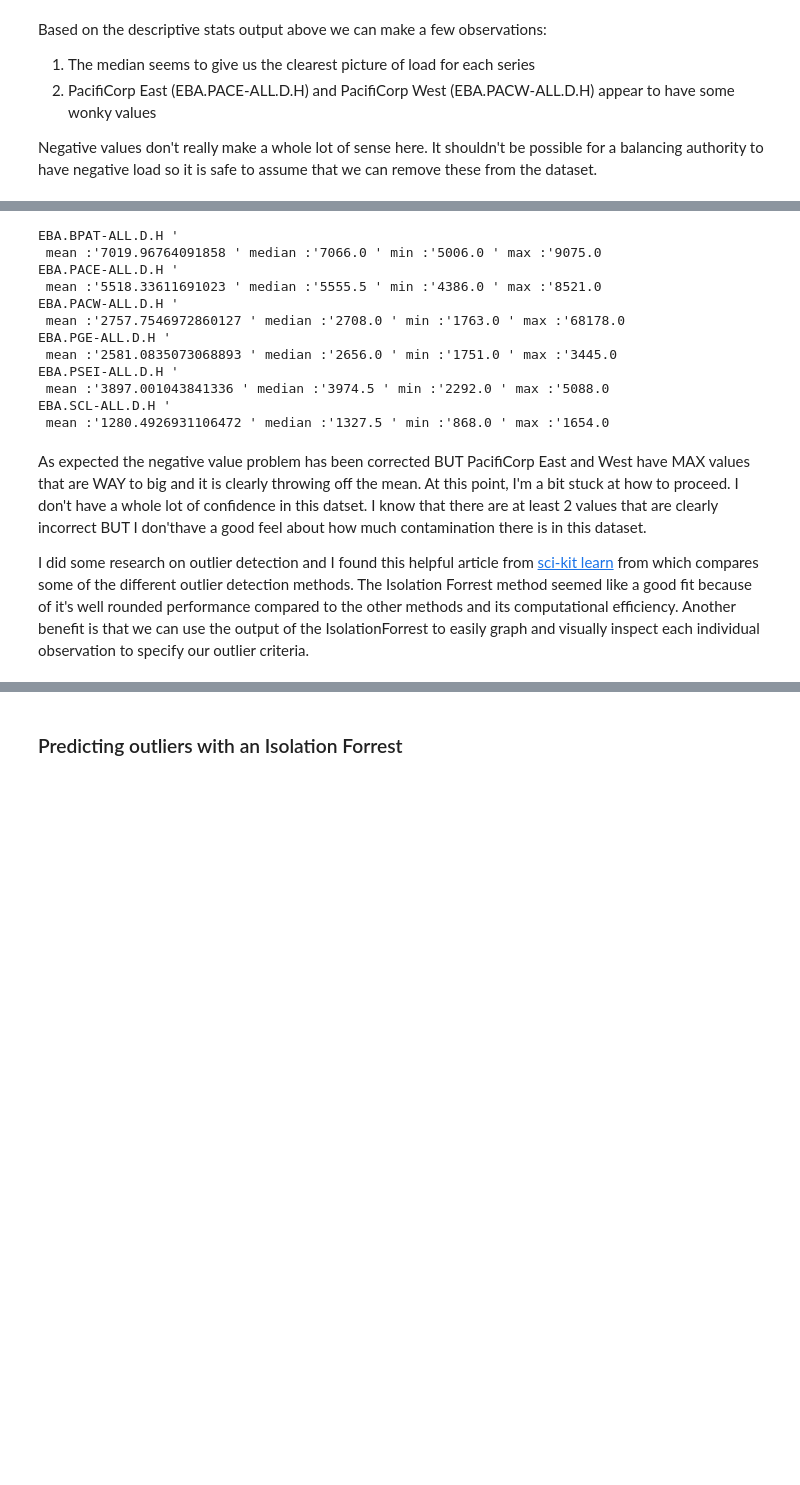
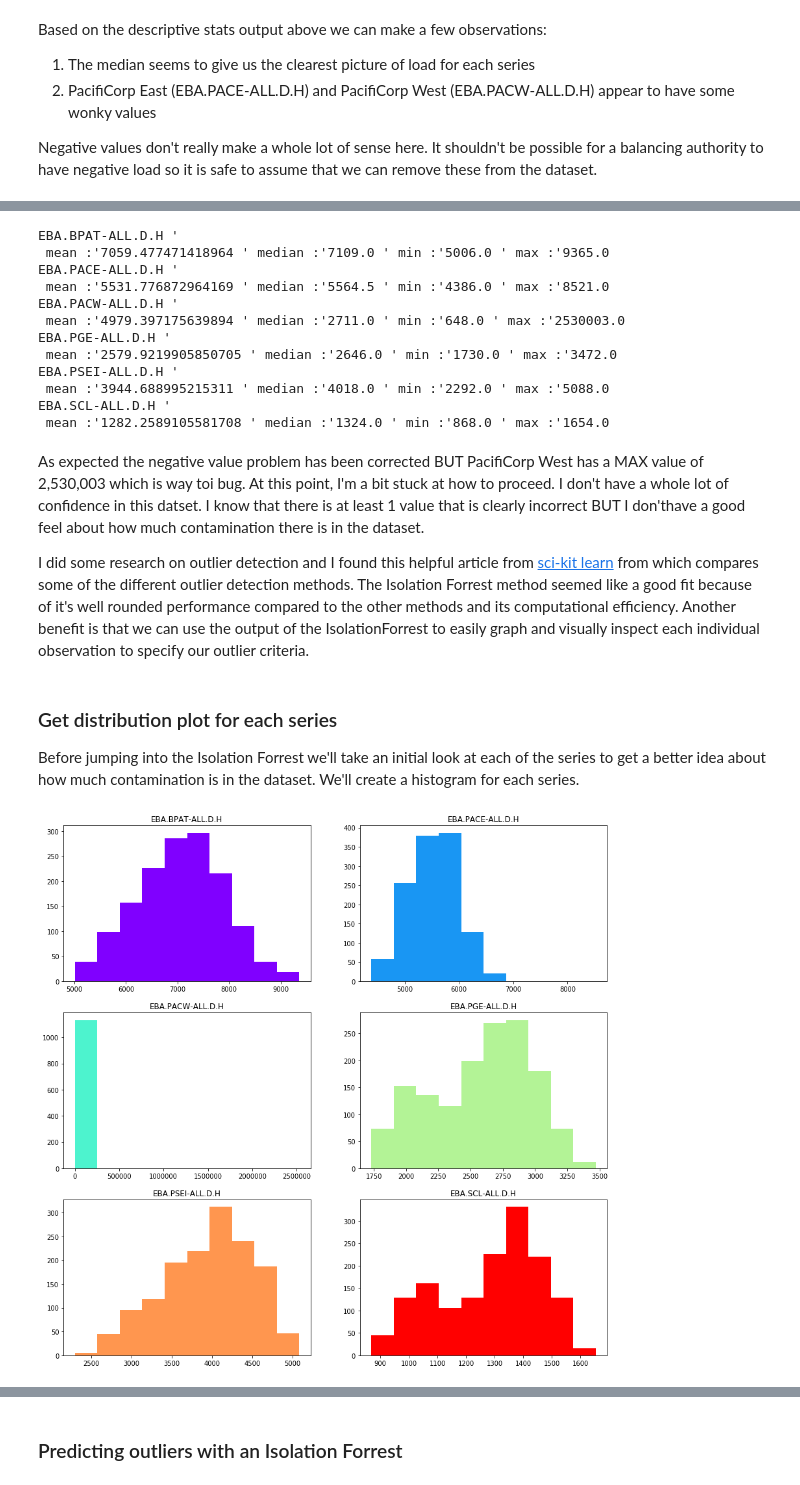
Before and after one commit to johnmrudolph/jupyter_blog, a Jupyter notebook: detecting_outliers.ipynb, the cells around one changed output, grey strips where cells are left out. Saved outputs shown, nothing was run; the diff lists cells and outputs as text; code cells hidden in the pictures; blank space fills up the shorter version.

```diff
--- a/detecting_outliers.ipynb
+++ b/detecting_outliers.ipynb
@@ -33,7 +30,7 @@ We're going to look at hourly load data from 6 different WECC Balancing Authorit
 To pull the hourly load data for each of the Balancing Authorities we can use the GetSeries class from the EIAPI script. This will return a pandas dataframe of dates and values for each series that we request. To use the GetSeries class a few parameters need to be specified. Required inputs are an API key and a series_id. I also specify the optional paramters, start date, end date and the frequency, so that we can query a specified date range. If you are dealing with hourly time series data then your datasets can get pretty large if you are not careful.
 # %%
 # can be obtained from EIA here: http://www.eia.gov/opendata/register.php
-api_key = 'YOUR API KEY HERE'
+api_key = '5F4109570C68FDE20F42C25F5152D879'
 # start and end dates for beginning and end of time series
 # pulling data from Dec 2016 - Jan 2016
 # must be in yyyy-mm-dd hh:mm:ss format if pulling hourly data
@@ -93,10 +89,10 @@ We are reasonably confident that we are pulling something from EIA so lets try t
 # print out descriptive statistics for each series
 for key in keys:
     print(key,
-          "'\t\n mean :'{}".format(concat_df[key].mean()),
-          "' median :'{}".format(concat_df[key].median()),
-          "' min :'{}".format(concat_df[key].min()),
-          "' max :'{}".format(concat_df[key].max())
+          "'\t\n mean :'{}".format(series_dict[key].data.df[key].mean()),
+          "' median :'{}".format(series_dict[key].data.df[key].median()),
+          "' min :'{}".format(series_dict[key].data.df[key].min()),
+          "' max :'{}".format(series_dict[key].data.df[key].max())
           )
 # %% [output]
 EBA.BPAT-ALL.D.H '
@@ -132,25 +119,46 @@ Let's output the descriptive statistics again to see if our negative values have
 # %%
 for key in keys:
+    series_dict[key].data.df[series_dict[key].data.df[key] < 0 ] = np.nan
+
+for key in keys:
     print(key,
-          "'\t\n mean :'{}".format(concat_df[key].mean()),
-          "' median :'{}".format(concat_df[key].median()),
-          "' min :'{}".format(concat_df[key].min()),
-          "' max :'{}".format(concat_df[key].max())
+          "'\t\n mean :'{}".format(series_dict[key].data.df[key].mean()),
+          "' median :'{}".format(series_dict[key].data.df[key].median()),
+          "' min :'{}".format(series_dict[key].data.df[key].min()),
+          "' max :'{}".format(series_dict[key].data.df[key].max())
           )
 # %% [output]
 EBA.BPAT-ALL.D.H '
- mean :'7019.96764091858 ' median :'7066.0 ' min :'5006.0 ' max :'9075.0
+ mean :'7059.477471418964 ' median :'7109.0 ' min :'5006.0 ' max :'9365.0
 EBA.PACE-ALL.D.H '
- mean :'5518.33611691023 ' median :'5555.5 ' min :'4386.0 ' max :'8521.0
+ mean :'5531.776872964169 ' median :'5564.5 ' min :'4386.0 ' max :'8521.0
 EBA.PACW-ALL.D.H '
- mean :'2757.7546972860127 ' median :'2708.0 ' min :'1763.0 ' max :'68178.0
+ mean :'4979.397175639894 ' median :'2711.0 ' min :'648.0 ' max :'2530003.0
 EBA.PGE-ALL.D.H '
- mean :'2581.0835073068893 ' median :'2656.0 ' min :'1751.0 ' max :'3445.0
+ mean :'2579.9219905850705 ' median :'2646.0 ' min :'1730.0 ' max :'3472.0
 EBA.PSEI-ALL.D.H '
- mean :'3897.001043841336 ' median :'3974.5 ' min :'2292.0 ' max :'5088.0
+ mean :'3944.688995215311 ' median :'4018.0 ' min :'2292.0 ' max :'5088.0
 EBA.SCL-ALL.D.H '
- mean :'1280.4926931106472 ' median :'1327.5 ' min :'868.0 ' max :'1654.0
+ mean :'1282.2589105581708 ' median :'1324.0 ' min :'868.0 ' max :'1654.0
 # %% [markdown]
-As expected the negative value problem has been corrected BUT PacifiCorp East and West have MAX values that are WAY to big and it is clearly throwing off the mean. At this point, I'm a bit stuck at how to proceed. I don't have a whole lot of confidence in this datset. I know that there are at least 2 values that are clearly incorrect BUT I don'thave a good feel about how much contamination there is in this dataset.
+As expected the negative value problem has been corrected BUT PacifiCorp West has a MAX value of 2,530,003 which is way toi bug. At this point, I'm a bit stuck at how to proceed. I don't have a whole lot of confidence in this datset. I know that there is at least 1 value that is clearly incorrect BUT I don'thave a good feel about how much contamination there is in the dataset.
 
 I did some research on outlier detection and I found this helpful article from [sci-kit learn](http://scikit-learn.org/stable/modules/outlier_detection.html) from which compares some of the different outlier detection methods. The Isolation Forrest method seemed like a good fit because of it's well rounded performance compared to the other methods and its computational efficiency. Another benefit is that we can use the output of the IsolationForrest to easily graph and visually inspect each individual observation to specify our outlier criteria.
+# %% [markdown]
+### Get distribution plot for each series
+Before jumping into the Isolation Forrest we'll take an initial look at each of the series to get a better idea about how much contamination is in the dataset. We'll create a histogram for each series.
+# %%
+# create subplot for the 6 BAs
+fig, axes = plt.subplots(nrows=3, ncols=2, figsize=(15,15))
+ax0, ax1, ax2, ax3, ax4, ax5 = axes.flatten()
+
+# create a list for each plot
+hist_list = [ax0, ax1, ax2, ax3, ax4, ax5]
+# create list of colors
+colors = plt.cm.rainbow(np.linspace(0, 1, len(keys)))
+
+for key, hist_item, color in zip(keys, hist_list, colors):
+    hist_item.hist(series_dict[key].data.df[key].dropna().values, color=color)
+    hist_item.set_title(key)
+# %% [output]
+[figure, added]
```
Also changed, not shown: parts of 28 cells of this notebook.
